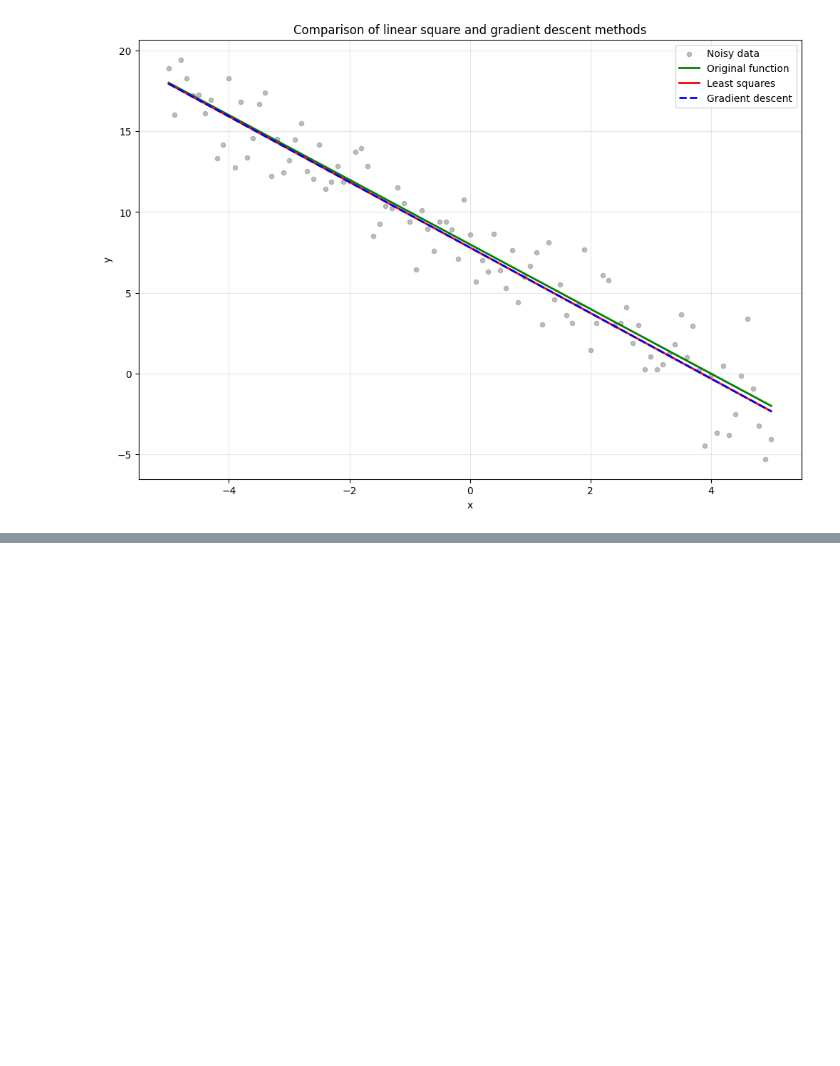
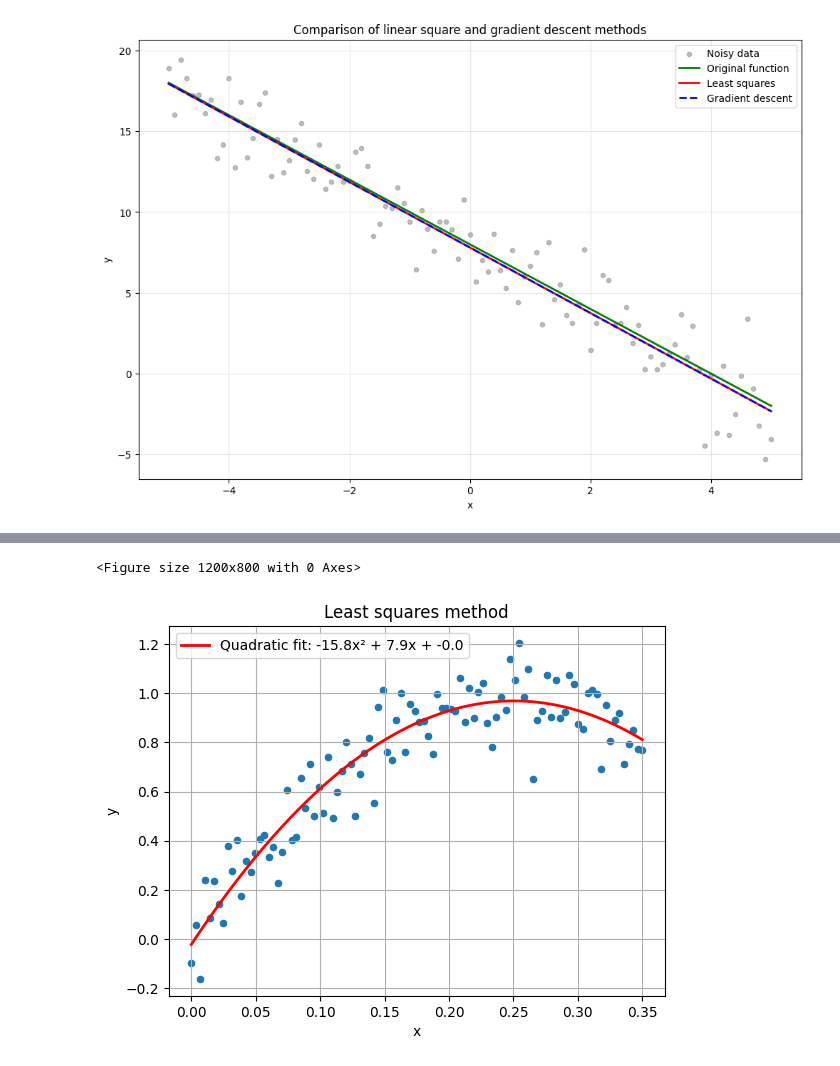
Before and after one commit to 4gn5t/DataAnalysis, a Jupyter notebook: lab3/graphs.ipynb, the cells around one changed output, grey strips where cells are left out. Cells and saved outputs as stored; diff of their text form; code cells hidden in the pictures; blank space fills up the shorter version.

```diff
--- a/lab3/graphs.ipynb
+++ b/lab3/graphs.ipynb
@@ -128,3 +129,6 @@ plt.legend(fontsize=10)
 plt.grid(True, alpha=0.3)
 # %% [output]
 [figure]
+# %%
+df = pd.read_excel('МНК_6.xlsx')
+df
@@ -130,0 +149,16 @@ plt.grid(True, alpha=0.3)
+# %%
+coefficients = np.polyfit(df['x'], df['y_noisy'], 2)
+x_ls = np.linspace(df['x'].min(), df['x'].max(), 100)
+y_ls = coefficients[0] * x_ls**2 + coefficients[1] * x_ls + coefficients[2]
+
+plt.figure(figsize=(12, 8))
+df.plot(x='x', y='y_noisy', kind='scatter', title='Least squares method')
+plt.plot(x_ls, y_ls, 'r-', label=f'Quadratic fit: {coefficients[0]:.1f}x² + {coefficients[1]:.1f}x + {coefficients[2]:.1f}', linewidth=2)
+plt.grid()
+plt.legend()
+plt.xlabel('x')
+plt.ylabel('y')
+plt.show()
+# %% [output]
+<Figure size 1200x800 with 0 Axes>
+[figure, added]
```
Also changed, not shown: parts of 2 cells of this notebook, 1 other file.
